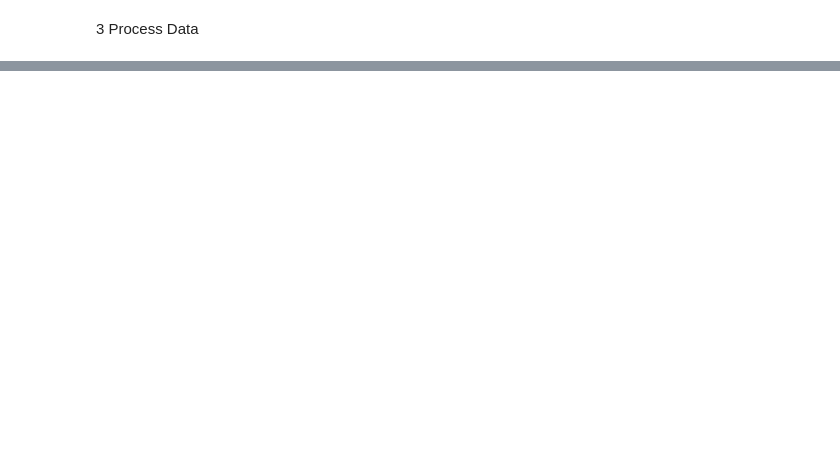
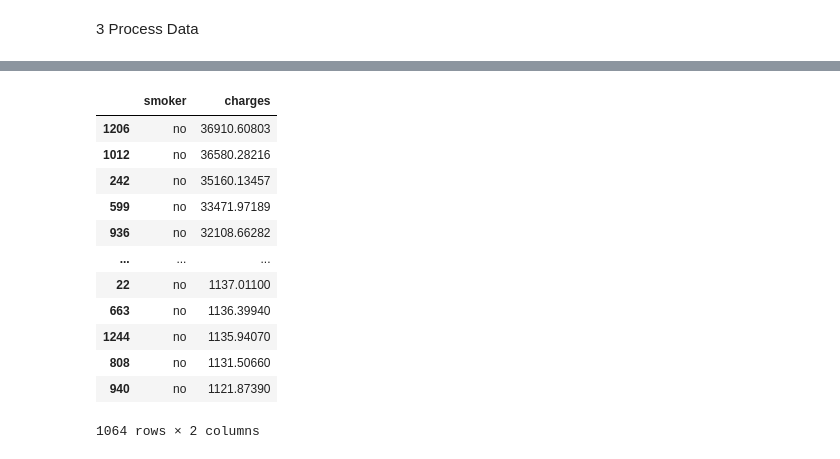
Before and after one commit to ubco-W2022T1-cosc301/project-group45, a Jupyter notebook: notebooks/analysis1.ipynb, the cells around one changed output, grey strips where cells are left out. Drawn from its saved outputs; the diff is of its cells as text; code cells hidden in the pictures; blank space fills up the shorter version.

```diff
--- a/notebooks/analysis1.ipynb
+++ b/notebooks/analysis1.ipynb
@@ -145,0 +149,19 @@ import project_functions as pf2
+# %%
+#table 1: smoker status= no and rank in descending order their medical charges and drop the bmi category for now
+data_cleaned2 = data_cleaned.drop(['bmi'], axis=1)
+data_cleaned2 = data_cleaned2.sort_values( 'charges', ascending = False)
+(data_cleaned2[data_cleaned2.smoker != 'yes'])
+# %% [output]
+|  | smoker | charges |
+| 1206 | no | 36910.60803 |
+| 1012 | no | 36580.28216 |
+| 242 | no | 35160.13457 |
+| 599 | no | 33471.97189 |
+| 936 | no | 32108.66282 |
+| ... | ... | ... |
+| 22 | no | 1137.01100 |
+| 663 | no | 1136.39940 |
+| 1244 | no | 1135.94070 |
+| 808 | no | 1131.50660 |
+| 940 | no | 1121.87390 |
+1064 rows × 2 columns
```
Also changed, not shown: parts of 9 cells of this notebook.
